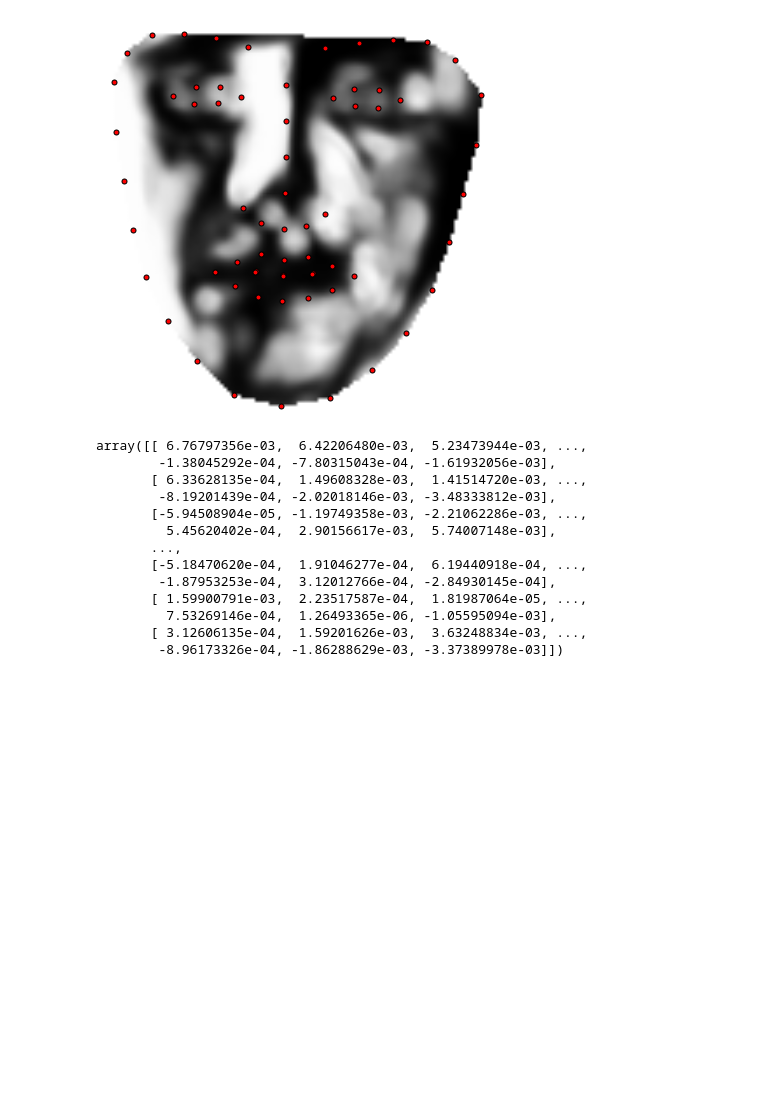
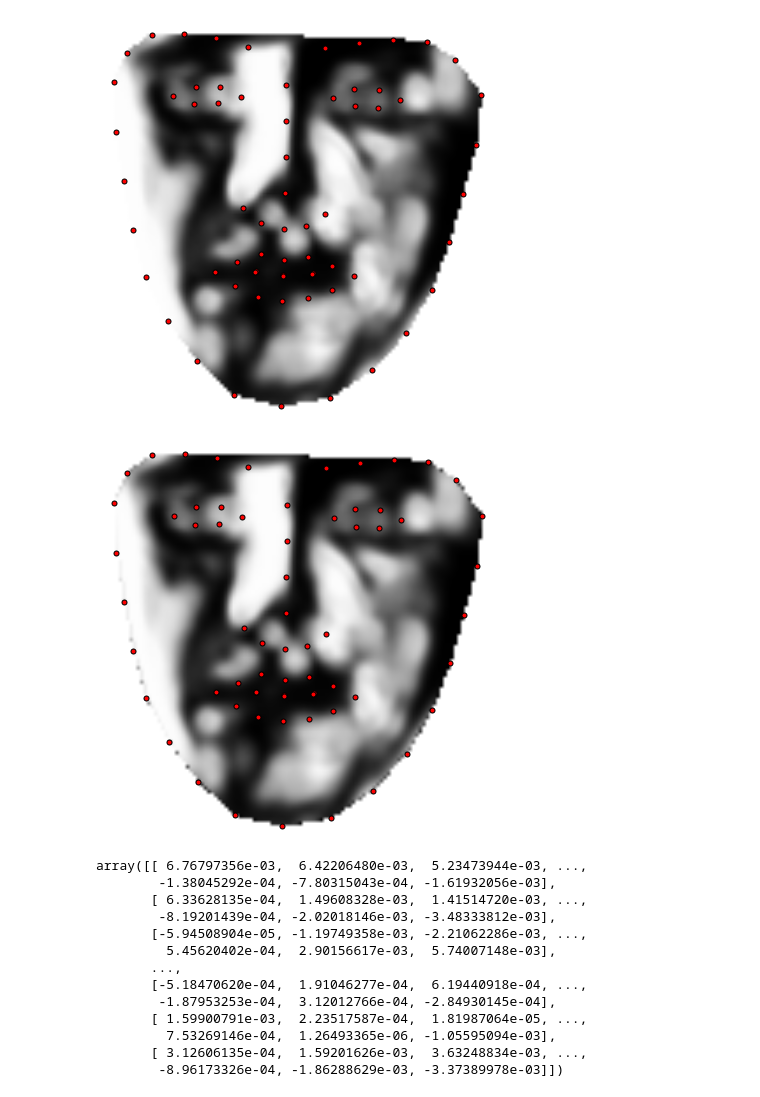
Before and after one commit to chequet/pain-face, a Jupyter notebook: aam4.ipynb, the cells around one changed output. Drawn from its saved outputs; the diff is of its cells as text; code cells hidden in the pictures; blank space fills up the shorter version.

```diff
--- a/aam4.ipynb
+++ b/aam4.ipynb
@@ -39,6 +42,9 @@ aam.view_appearance_models_widget()
 # %%
 app = aam.appearance_models[-1]
 capp = app.mean()
+aam.view_aam_widget()
+# %% [output]
+[figure, added]
 # %%
 #capp.view_landmarks()
 # %%
```
Also changed, not shown: parts of 12 cells of this notebook, 1 other file.
